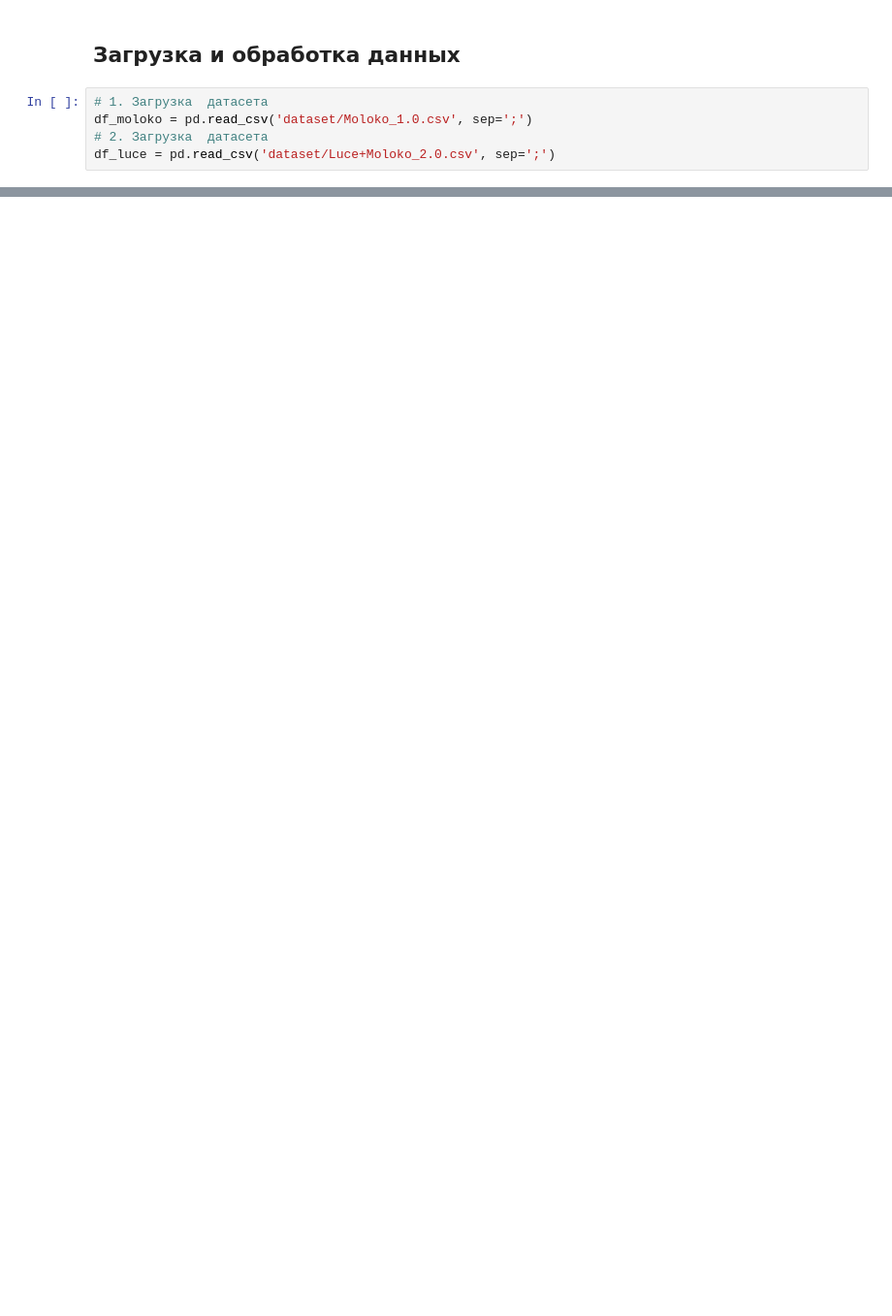
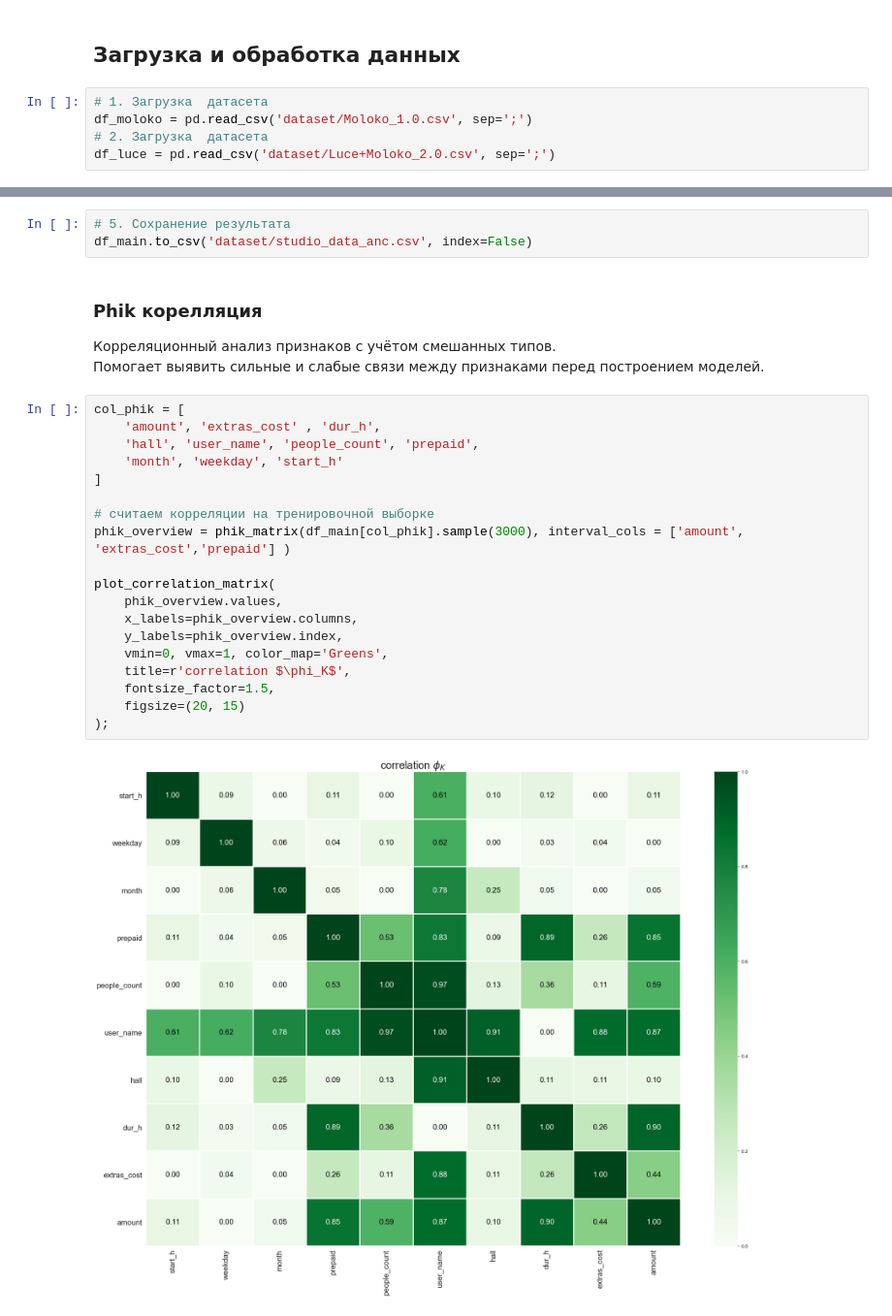
Before and after one commit to Doctorfilm/ds-moloko-forecast, a Jupyter notebook: ds-moloko-forecast.ipynb, the cells around one changed output, grey strips where cells are left out. Shown at 97% size. Saved outputs shown, nothing was run; the diff lists cells and outputs as text; blank space fills up the shorter version.

```diff
--- a/ds-moloko-forecast.ipynb
+++ b/ds-moloko-forecast.ipynb
@@ -111,0 +270,29 @@ hist_graph (df_main,list_param,list_name_param , suptitle)
+# %%
+# 5. Сохранение результата
+df_main.to_csv('dataset/studio_data_anc.csv', index=False)
+# %% [markdown]
+### Phik корелляция
+
+Корреляционный анализ признаков с учётом смешанных типов.
+Помогает выявить сильные и слабые связи между признаками перед построением моделей.
+# %%
+col_phik = [
+    'amount', 'extras_cost' , 'dur_h',
+    'hall', 'user_name', 'people_count', 'prepaid',
+    'month', 'weekday', 'start_h'
+]
+
+# считаем корреляции на тренировочной выборке
+phik_overview = phik_matrix(df_main[col_phik].sample(3000), interval_cols = ['amount', 'extras_cost','prepaid'] )
+
+plot_correlation_matrix(
+    phik_overview.values,
+    x_labels=phik_overview.columns,
+    y_labels=phik_overview.index,
+    vmin=0, vmax=1, color_map='Greens',
+    title=r'correlation $\phi_K$',
+    fontsize_factor=1.5,
+    figsize=(20, 15)
+);
+# %% [output]
+[figure, added]
```
Also changed, not shown: parts of 51 cells of this notebook, 8 other files.
